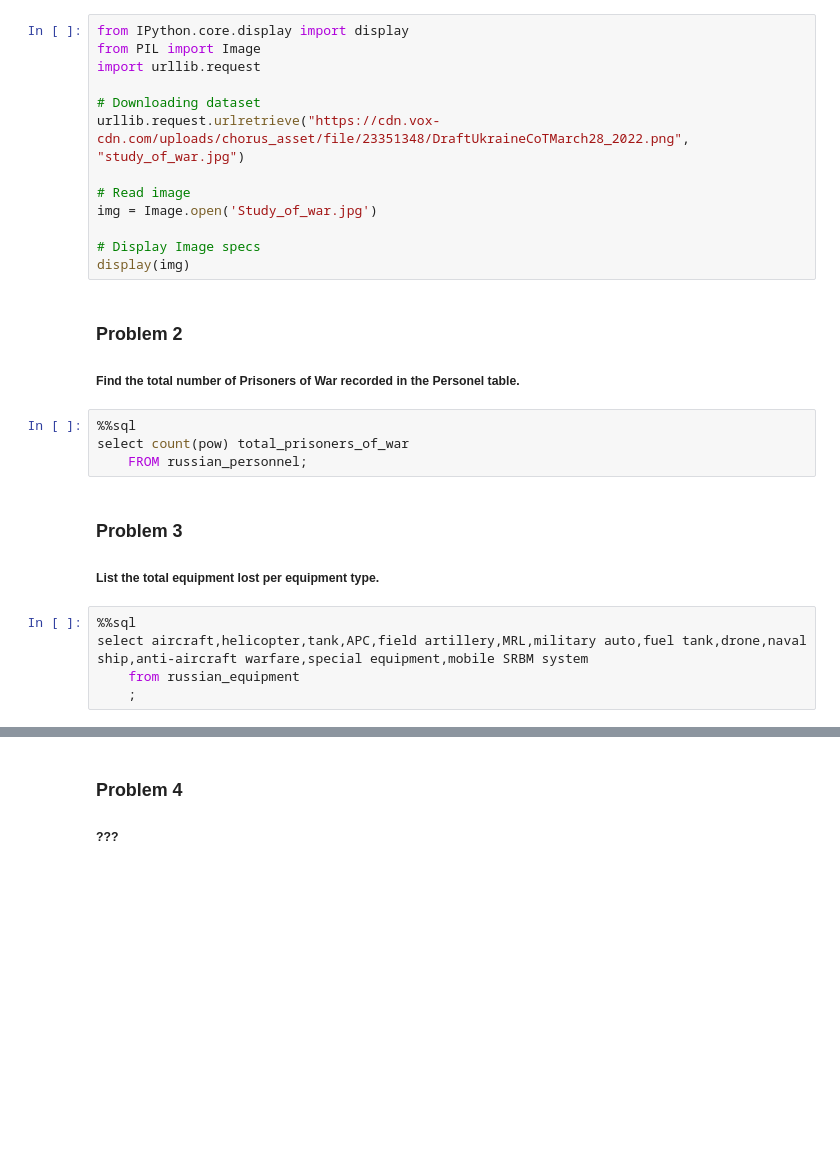
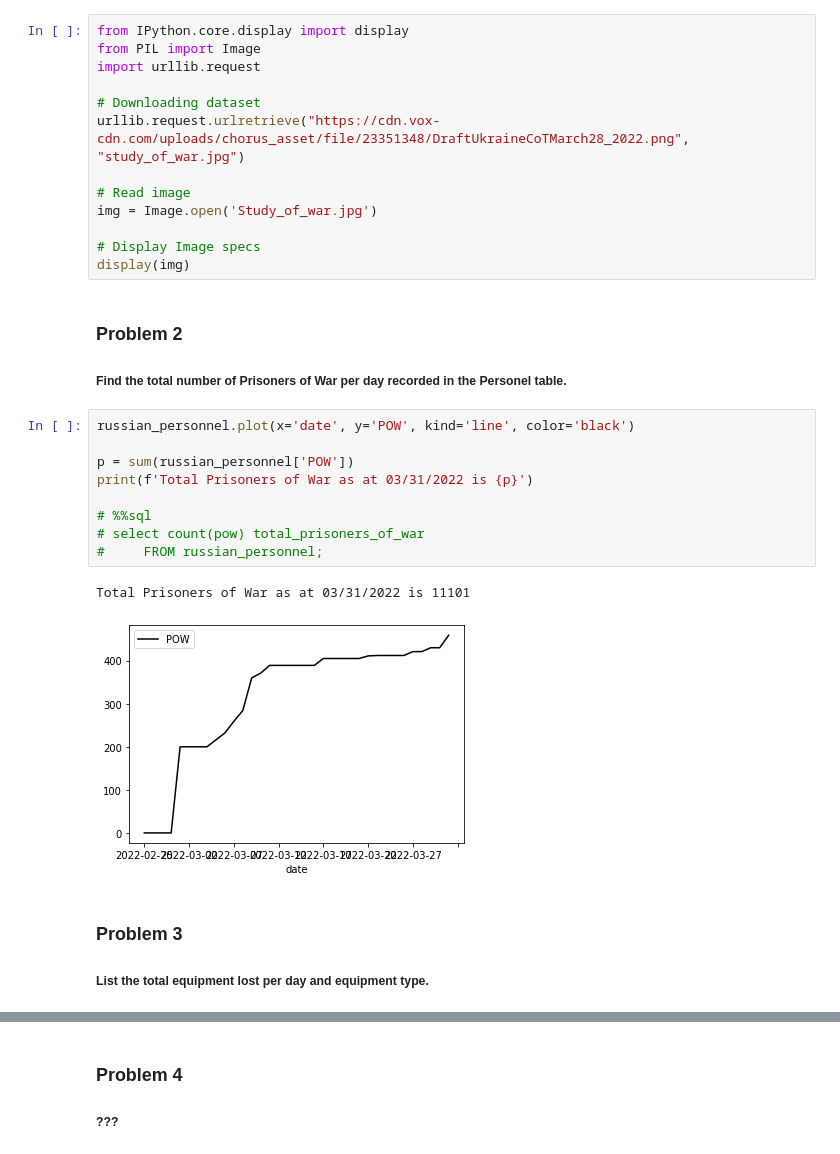
Before and after one commit to Sonya-7/Russian_Invasion_of_Ukraine, a Jupyter notebook: Russian Invasion of Ukrain.ipynb, the cells around one changed output, grey strips where cells are left out. Saved outputs shown, nothing was run; the diff lists cells and outputs as text; blank space fills up the shorter version.

```diff
--- a/Russian Invasion of Ukrain.ipynb
+++ b/Russian Invasion of Ukrain.ipynb
@@ -33,17 +33,20 @@ display(img)
 # %% [markdown]
 ### Problem 2
 
-##### Find the total number of Prisoners of War recorded in the Personel table.
+##### Find the total number of Prisoners of War per day recorded in the Personel table.
-# %%
-%%sql
-select count(pow) total_prisoners_of_war
-    FROM russian_personnel;
+# %%
+russian_personnel.plot(x='date', y='POW', kind='line', color='black')
+
+p = sum(russian_personnel['POW'])
+print(f'Total Prisoners of War as at 03/31/2022 is {p}')
+
+# %%sql
+# select count(pow) total_prisoners_of_war
+#     FROM russian_personnel;
+# %% [output]
+Total Prisoners of War as at 03/31/2022 is 11101
+[figure, added]
 # %% [markdown]
 ### Problem 3
 
-##### List the total equipment lost per equipment type.
+##### List the total equipment lost per day and equipment type.
-# %%
-%%sql
-select aircraft,helicopter,tank,APC,field artillery,MRL,military auto,fuel tank,drone,naval ship,anti-aircraft warfare,special equipment,mobile SRBM system
-    from russian_equipment
-    ;
```
Also changed, not shown: parts of 4 cells of this notebook.
